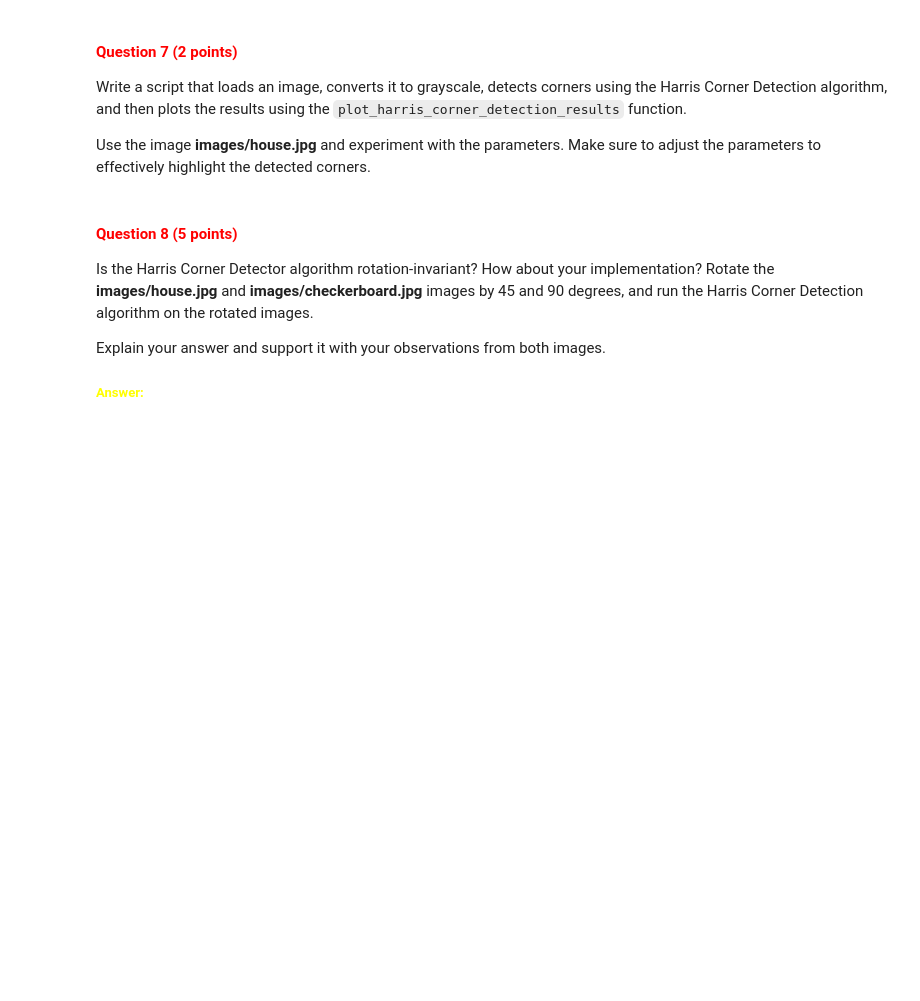
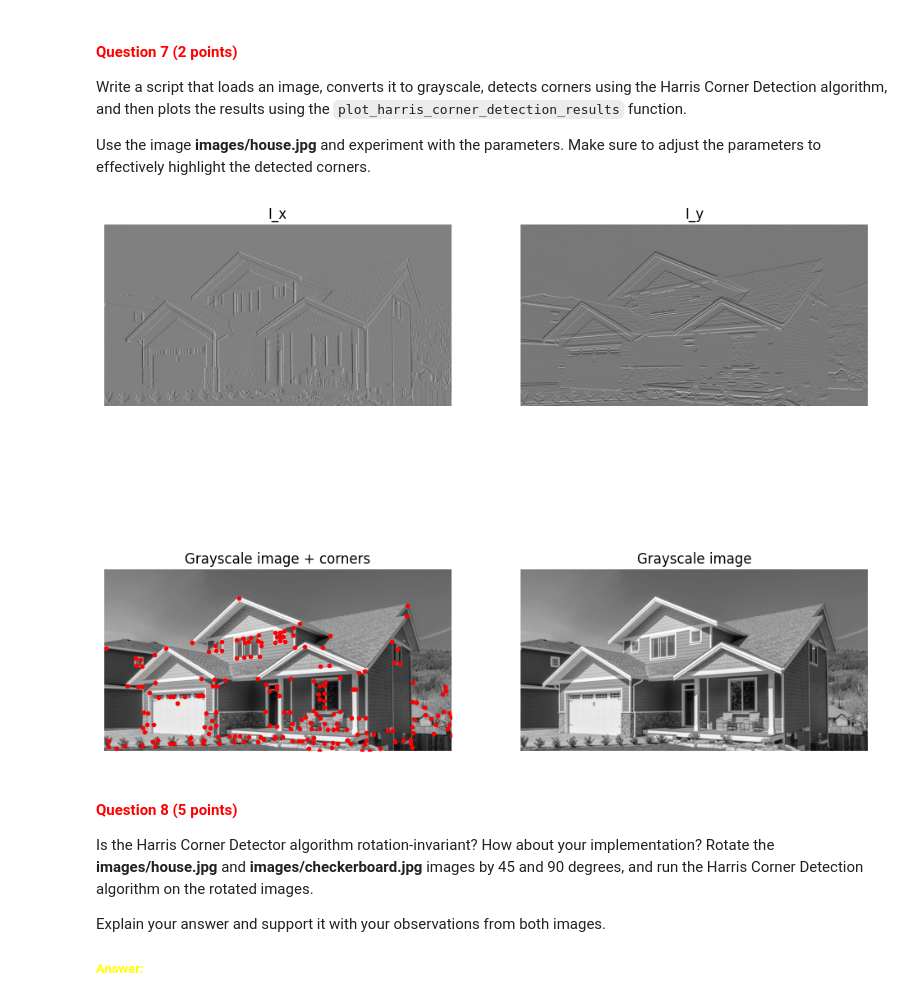
Before and after one commit to CV1Group28/cv1-lab-3, a Jupyter notebook: cv1-lab-3.ipynb, the cells around one changed output. Drawn from its saved outputs; the diff is of its cells as text; code cells hidden in the pictures; blank space fills up the shorter version.

```diff
--- a/cv1-lab-3.ipynb
+++ b/cv1-lab-3.ipynb
@@ -370,3 +435,12 @@ Use the image **images/house.jpg** and experiment with the parameters. Make sure
+# %%
+# YOUR CODE HERE
+
+image = convert_image_to_grayscale("images/house.jpg")
+harris_response, rows, columns = harris_corner_detector(image, 5, 1e-4)
+
+plot_harris_corner_detection_results(image, rows, columns)
+# %% [output]
+[figure, added]
 # %% [markdown]
 <a id="question-8"></a>
 #### <font color='#FF0000'>Question 8 (5 points)</font>
```
Also changed, not shown: parts of 22 cells of this notebook.
